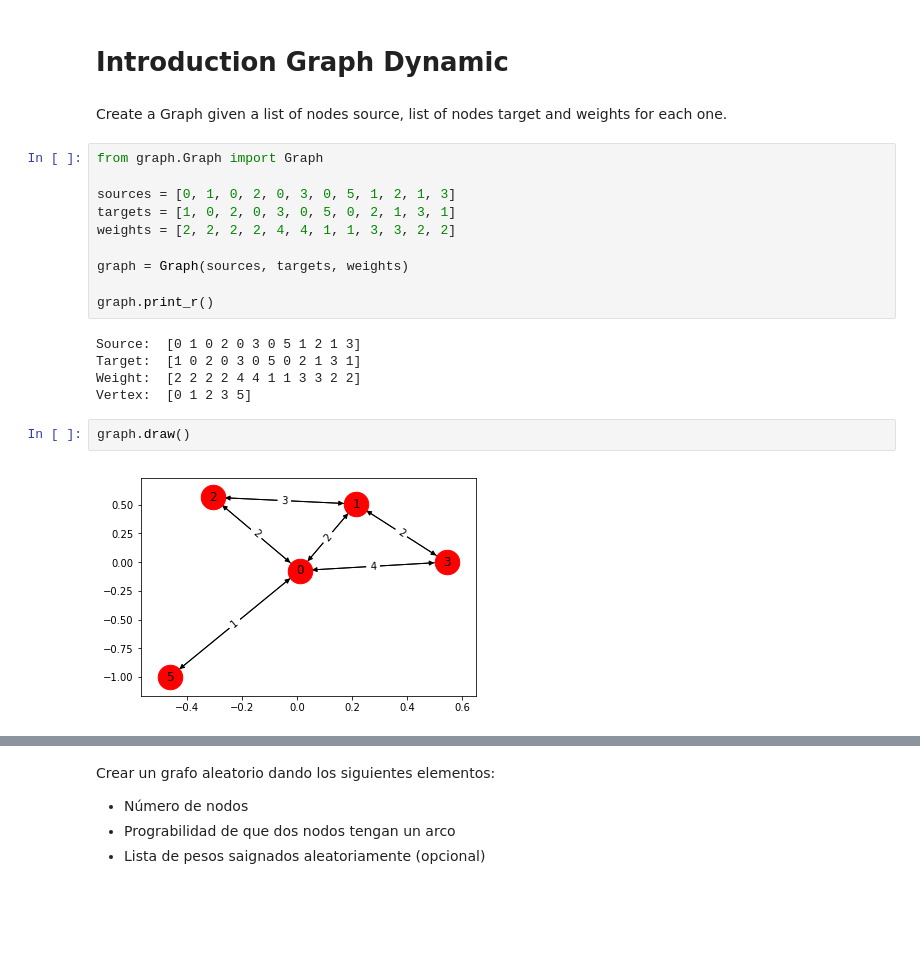
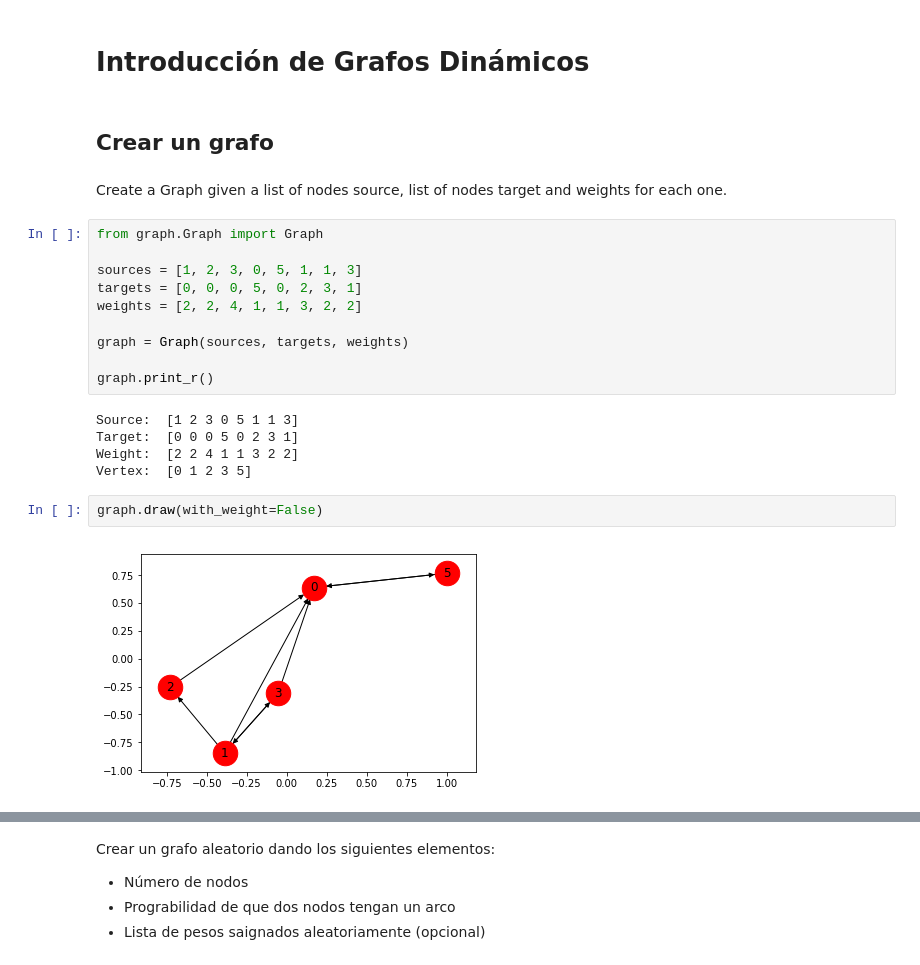
Before and after one commit to arturoverbel/graph_presentation, a Jupyter notebook: GraphIntro.ipynb, the cells around one changed output, grey strips where cells are left out. Drawn from its saved outputs; the diff is of its cells as text; blank space fills up the shorter version.

```diff
--- a/GraphIntro.ipynb
+++ b/GraphIntro.ipynb
@@ -1,23 +1,25 @@
-# %% [markdown]
-# Introduction Graph Dynamic
+# %% [markdown]
+# Introducción de Grafos Dinámicos
+# %% [markdown]
+## Crear un grafo
 # %% [markdown]
 Create a Graph given a list of nodes source, list of nodes target and weights for each one.
 # %%
 from graph.Graph import Graph
 
-sources = [0, 1, 0, 2, 0, 3, 0, 5, 1, 2, 1, 3]
-targets = [1, 0, 2, 0, 3, 0, 5, 0, 2, 1, 3, 1]
-weights = [2, 2, 2, 2, 4, 4, 1, 1, 3, 3, 2, 2]
+sources = [1, 2, 3, 0, 5, 1, 1, 3]
+targets = [0, 0, 0, 5, 0, 2, 3, 1]
+weights = [2, 2, 4, 1, 1, 3, 2, 2]
 
 graph = Graph(sources, targets, weights)
 
 graph.print_r()
 # %% [output]
-Source:  [0 1 0 2 0 3 0 5 1 2 1 3]
-Target:  [1 0 2 0 3 0 5 0 2 1 3 1]
-Weight:  [2 2 2 2 4 4 1 1 3 3 2 2]
+Source:  [1 2 3 0 5 1 1 3]
+Target:  [0 0 0 5 0 2 3 1]
+Weight:  [2 2 4 1 1 3 2 2]
 Vertex:  [0 1 2 3 5]
 # %%
-graph.draw()
+graph.draw(with_weight=False)
 # %% [output]
-[figure, old version]
+[figure, new version]
```
Also changed, not shown: parts of 11 cells of this notebook, 4 other files.
